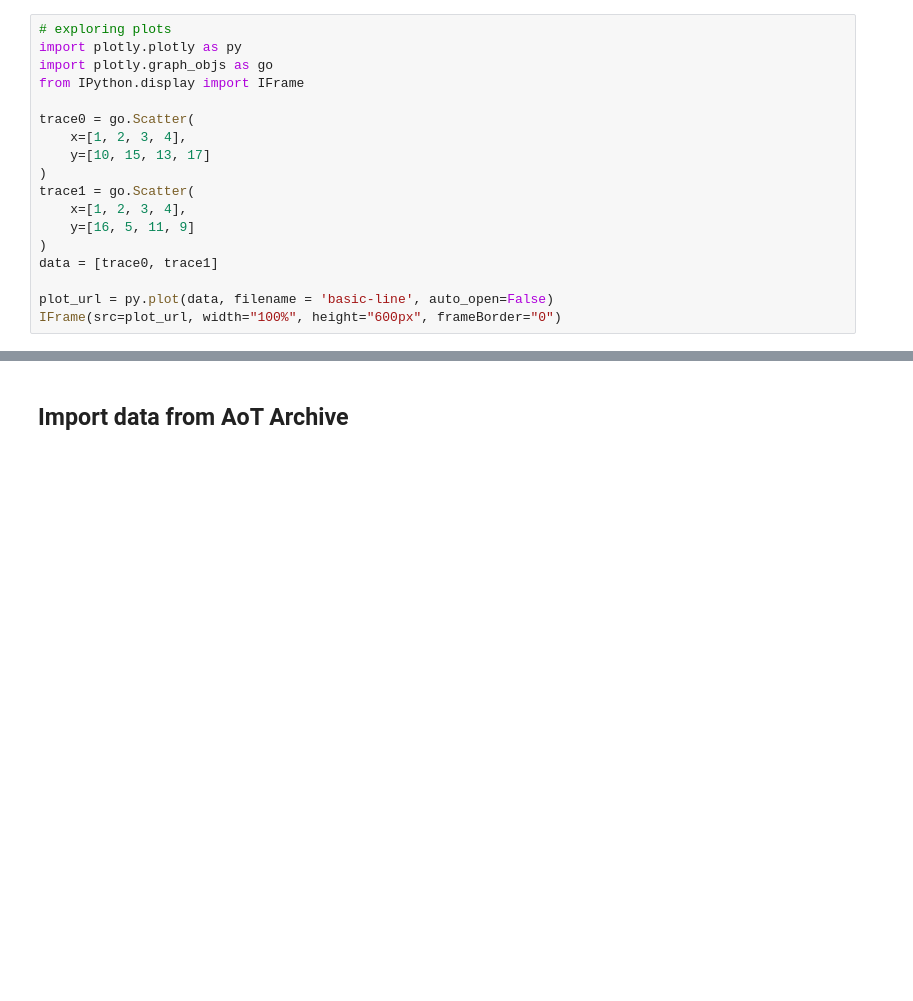
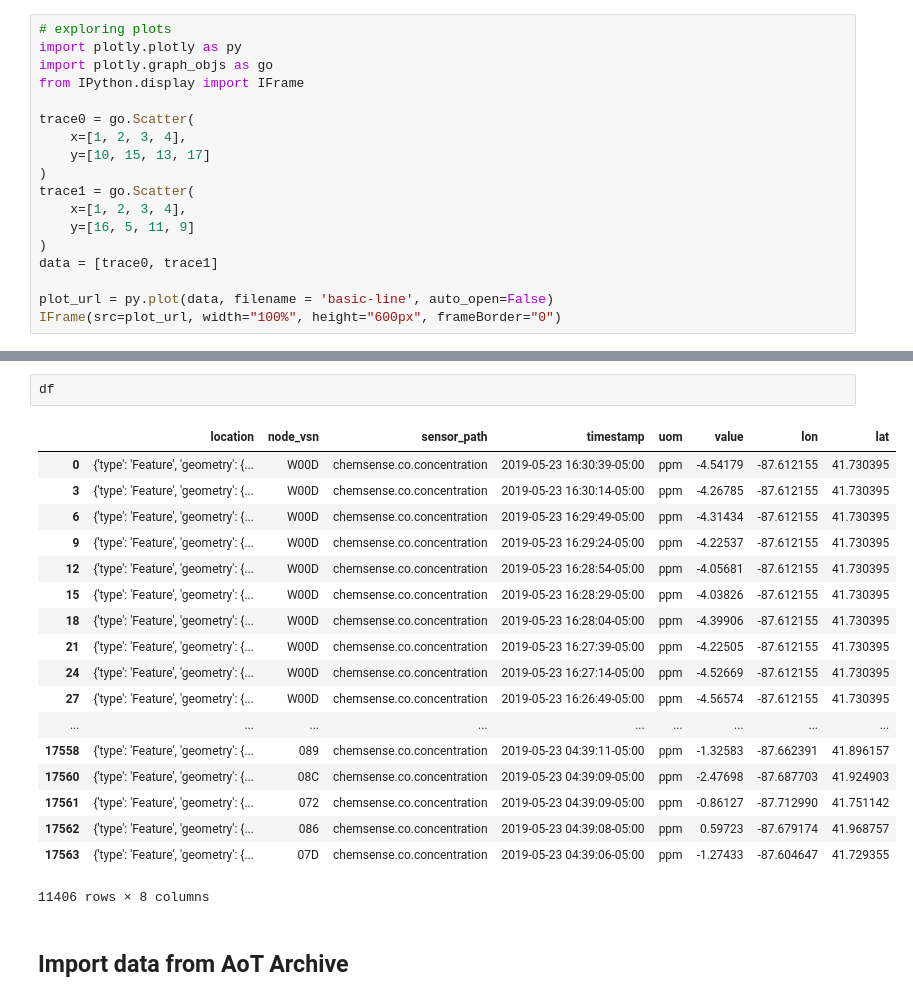
Before and after one commit to chicago-array-build/chicago-array-build-ds, a Jupyter notebook: exploration-notebook.ipynb, the cells around one changed output, grey strips where cells are left out. Saved outputs shown, nothing was run; the diff lists cells and outputs as text; blank space fills up the shorter version.

```diff
--- a/exploration-notebook.ipynb
+++ b/exploration-notebook.ipynb
@@ -228,3 +239,24 @@ df = query_aot('Carbon Monoxide')
+# %%
+df
+# %% [output]
+|  | location | node_vsn | sensor_path | timestamp | uom | value | lon | lat |
+| 0 | {'type': 'Feature', 'geometry': {... | W00D | chemsense.co.concentration | 2019-05-23 16:30:39-05:00 | ppm | -4.54179 | -87.612155 | 41.730395 |
+| 3 | {'type': 'Feature', 'geometry': {... | W00D | chemsense.co.concentration | 2019-05-23 16:30:14-05:00 | ppm | -4.26785 | -87.612155 | 41.730395 |
+| 6 | {'type': 'Feature', 'geometry': {... | W00D | chemsense.co.concentration | 2019-05-23 16:29:49-05:00 | ppm | -4.31434 | -87.612155 | 41.730395 |
+| 9 | {'type': 'Feature', 'geometry': {... | W00D | chemsense.co.concentration | 2019-05-23 16:29:24-05:00 | ppm | -4.22537 | -87.612155 | 41.730395 |
+| 12 | {'type': 'Feature', 'geometry': {... | W00D | chemsense.co.concentration | 2019-05-23 16:28:54-05:00 | ppm | -4.05681 | -87.612155 | 41.730395 |
+| 15 | {'type': 'Feature', 'geometry': {... | W00D | chemsense.co.concentration | 2019-05-23 16:28:29-05:00 | ppm | -4.03826 | -87.612155 | 41.730395 |
+| 18 | {'type': 'Feature', 'geometry': {... | W00D | chemsense.co.concentration | 2019-05-23 16:28:04-05:00 | ppm | -4.39906 | -87.612155 | 41.730395 |
+| 21 | {'type': 'Feature', 'geometry': {... | W00D | chemsense.co.concentration | 2019-05-23 16:27:39-05:00 | ppm | -4.22505 | -87.612155 | 41.730395 |
+| 24 | {'type': 'Feature', 'geometry': {... | W00D | chemsense.co.concentration | 2019-05-23 16:27:14-05:00 | ppm | -4.52669 | -87.612155 | 41.730395 |
+| 27 | {'type': 'Feature', 'geometry': {... | W00D | chemsense.co.concentration | 2019-05-23 16:26:49-05:00 | ppm | -4.56574 | -87.612155 | 41.730395 |
+| ... | ... | ... | ... | ... | ... | ... | ... | ... |
+| 17558 | {'type': 'Feature', 'geometry': {... | 089 | chemsense.co.concentration | 2019-05-23 04:39:11-05:00 | ppm | -1.32583 | -87.662391 | 41.896157 |
+| 17560 | {'type': 'Feature', 'geometry': {... | 08C | chemsense.co.concentration | 2019-05-23 04:39:09-05:00 | ppm | -2.47698 | -87.687703 | 41.924903 |
+| 17561 | {'type': 'Feature', 'geometry': {... | 072 | chemsense.co.concentration | 2019-05-23 04:39:09-05:00 | ppm | -0.86127 | -87.712990 | 41.751142 |
+| 17562 | {'type': 'Feature', 'geometry': {... | 086 | chemsense.co.concentration | 2019-05-23 04:39:08-05:00 | ppm | 0.59723 | -87.679174 | 41.968757 |
+| 17563 | {'type': 'Feature', 'geometry': {... | 07D | chemsense.co.concentration | 2019-05-23 04:39:06-05:00 | ppm | -1.27433 | -87.604647 | 41.729355 |
+11406 rows × 8 columns
 # %% [markdown]
 ## Import data from AoT Archive
 # %%
```
Also changed, not shown: parts of 18 cells of this notebook, 7 other files.
